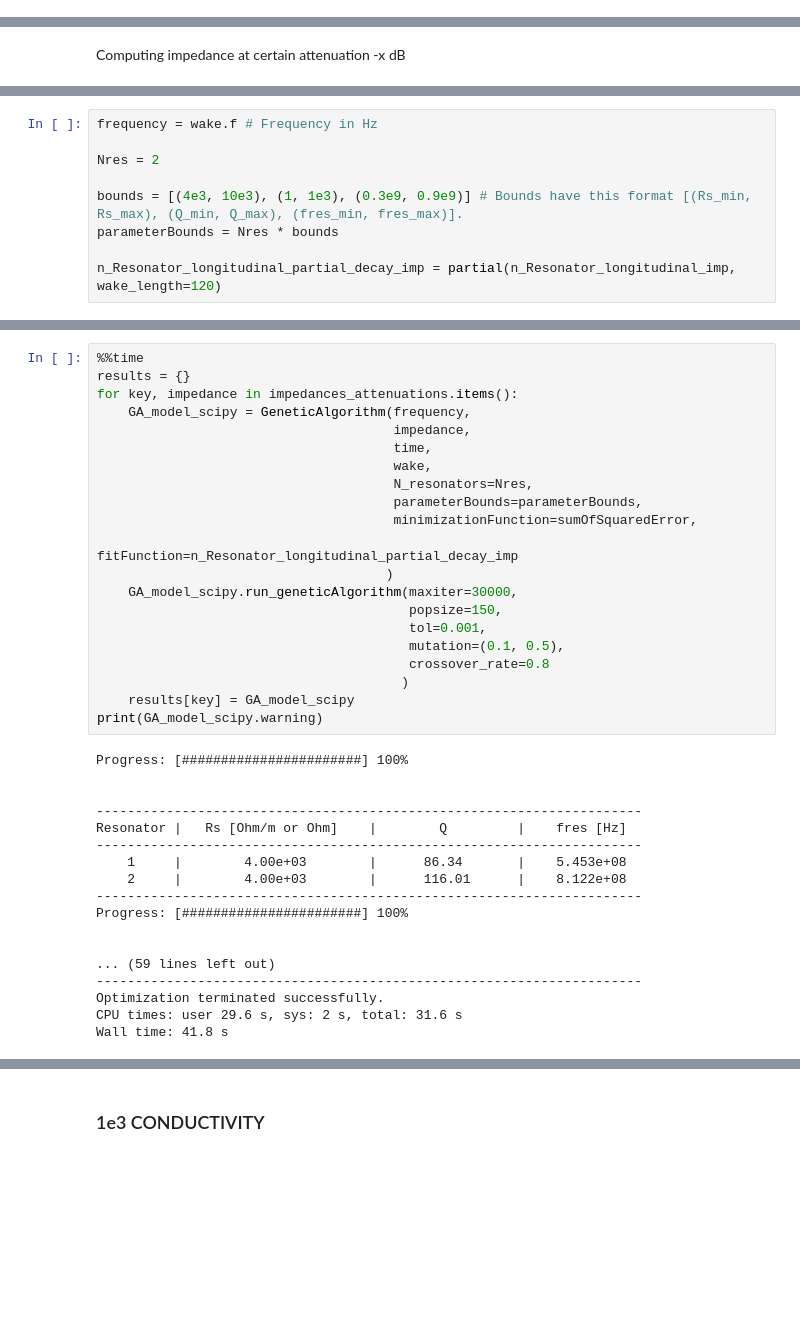
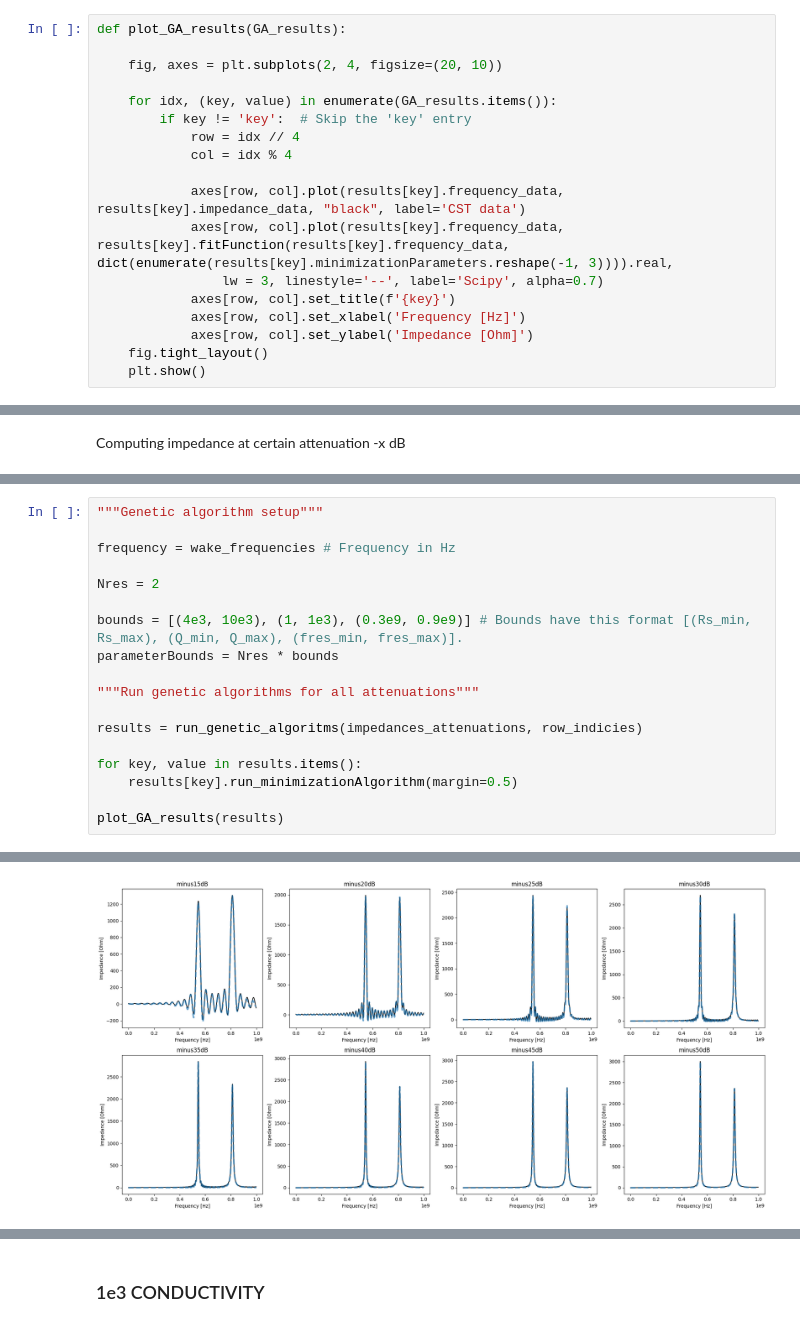
Before and after one commit to MaltheRaschke/GARFIELD, a Jupyter notebook: examples/Extrapolation_testing.ipynb, the cells around one changed output, grey strips where cells are left out. Saved outputs shown, nothing was run; the diff lists cells and outputs as text; blank space fills up the shorter version.

Commit message:
Functions created for use at all conductivities

```diff
--- a/examples/Extrapolation_testing.ipynb
+++ b/examples/Extrapolation_testing.ipynb
@@ -24,0 +83,18 @@ def x_attenuation_data(wake_data, energy_data, attenuation):
+# %%
+def plot_GA_results(GA_results):
+
+    fig, axes = plt.subplots(2, 4, figsize=(20, 10))
+
+    for idx, (key, value) in enumerate(GA_results.items()):
+        if key != 'key':  # Skip the 'key' entry
+            row = idx // 4
+            col = idx % 4
+
+            axes[row, col].plot(results[key].frequency_data, results[key].impedance_data, "black", label='CST data')
+            axes[row, col].plot(results[key].frequency_data, results[key].fitFunction(results[key].frequency_data, dict(enumerate(results[key].minimizationParameters.reshape(-1, 3)))).real,
+                lw = 3, linestyle='--', label='Scipy', alpha=0.7)
+            axes[row, col].set_title(f'{key}')
+            axes[row, col].set_xlabel('Frequency [Hz]')
+            axes[row, col].set_ylabel('Impedance [Ohm]')
+    fig.tight_layout()
+    plt.show()
@@ -85,9 +208,19 @@ Calculating longitudinal impedance Z...
 # %%
-frequency = wake.f # Frequency in Hz
+"""Genetic algorithm setup"""
+
+frequency = wake_frequencies # Frequency in Hz
 
 Nres = 2
 
 bounds = [(4e3, 10e3), (1, 1e3), (0.3e9, 0.9e9)] # Bounds have this format [(Rs_min, Rs_max), (Q_min, Q_max), (fres_min, fres_max)].
 parameterBounds = Nres * bounds
 
-n_Resonator_longitudinal_partial_decay_imp = partial(n_Resonator_longitudinal_imp, wake_length=120)
+"""Run genetic algorithms for all attenuations"""
+
+results = run_genetic_algoritms(impedances_attenuations, row_indicies)
+
+for key, value in results.items():
+    results[key].run_minimizationAlgorithm(margin=0.5)
+
+plot_GA_results(results)
+# %% [output]
@@ -94,39 +244 @@ n_Resonator_longitudinal_partial_decay_imp = partial(n_Resonator_longitudinal_im
+[figure, added]
-# %%
-%%time
-results = {}
-for key, impedance in impedances_attenuations.items():
-    GA_model_scipy = GeneticAlgorithm(frequency,
-                                      impedance,
-                                      time,
-                                      wake,
-                                      N_resonators=Nres,
-                                      parameterBounds=parameterBounds,
-                                      minimizationFunction=sumOfSquaredError,
-                                      fitFunction=n_Resonator_longitudinal_partial_decay_imp
-                                     )
-    GA_model_scipy.run_geneticAlgorithm(maxiter=30000,
-                                        popsize=150,
-                                        tol=0.001,
-                                        mutation=(0.1, 0.5),
-                                        crossover_rate=0.8
-                                       )
-    results[key] = GA_model_scipy
-print(GA_model_scipy.warning)
-# %% [output]
-Progress: [#######################] 100%
-
-
-----------------------------------------------------------------------
-Resonator |   Rs [Ohm/m or Ohm]    |        Q         |    fres [Hz]
-----------------------------------------------------------------------
-    1     |        4.00e+03        |      86.34       |    5.453e+08
-    2     |        4.00e+03        |      116.01      |    8.122e+08
-----------------------------------------------------------------------
-Progress: [#######################] 100%
-
-
-... (59 lines left out)
-----------------------------------------------------------------------
-Optimization terminated successfully.
-CPU times: user 29.6 s, sys: 2 s, total: 31.6 s
-Wall time: 41.8 s
```
Also changed, not shown: parts of 62 cells of this notebook.
